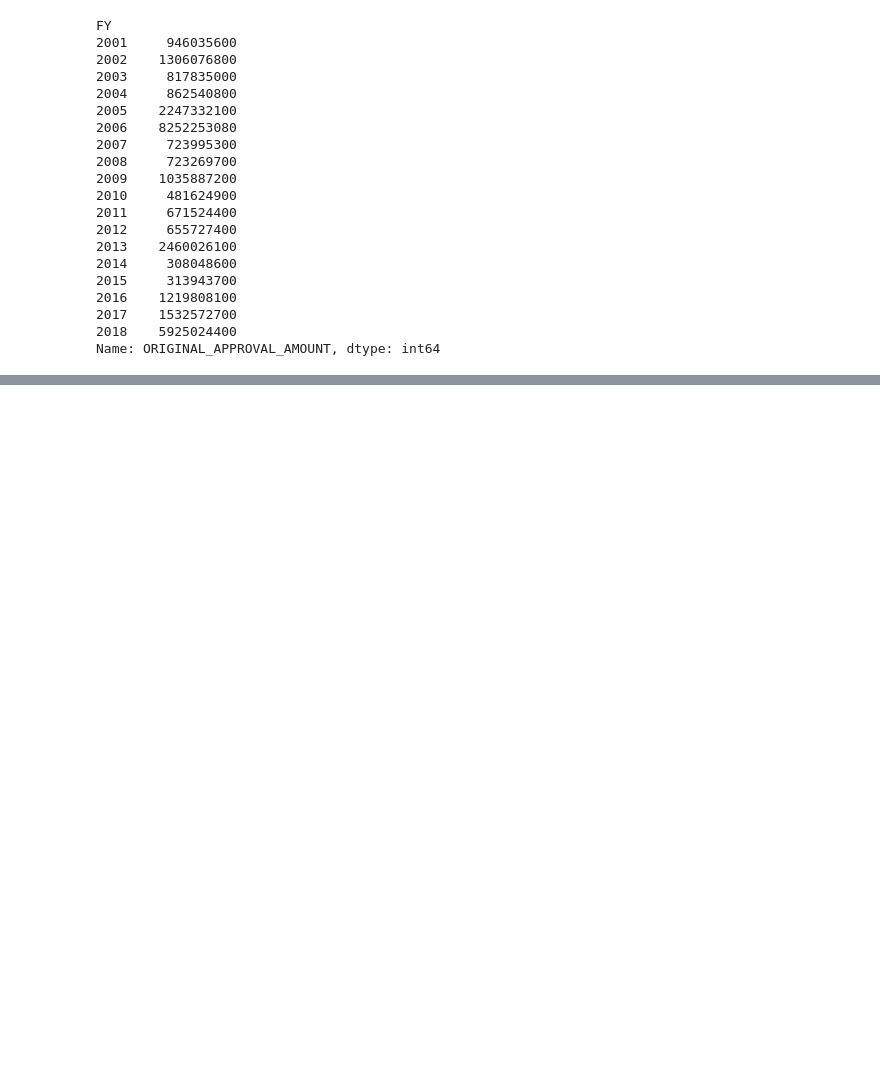
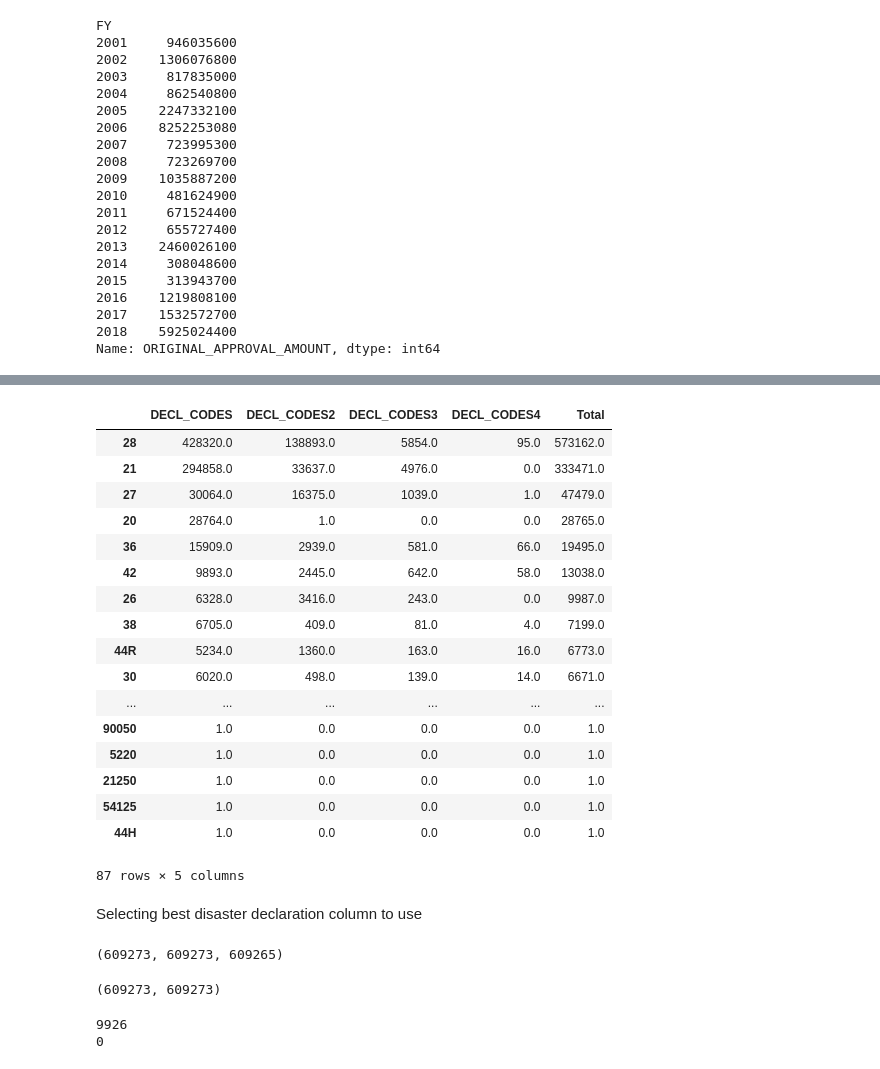
Before and after one commit to PublicI/sba-disaster-loans, a Jupyter notebook: SBA Data Analysis.ipynb, the cells around one changed output, grey strips where cells are left out. Cells and saved outputs as stored; diff of their text form; code cells hidden in the pictures; blank space fills up the shorter version.

Commit message:
switch to SBA declarations instead of FEMA

```diff
--- a/SBA Data Analysis.ipynb
+++ b/SBA Data Analysis.ipynb
@@ -1209,0 +1213,23 @@ Name: ORIGINAL_APPROVAL_AMOUNT, dtype: int64
+# %%
+df_decline_codes
+# %% [output]
+|  | DECL_CODES | DECL_CODES2 | DECL_CODES3 | DECL_CODES4 | Total |
+| 28 | 428320.0 | 138893.0 | 5854.0 | 95.0 | 573162.0 |
+| 21 | 294858.0 | 33637.0 | 4976.0 | 0.0 | 333471.0 |
+| 27 | 30064.0 | 16375.0 | 1039.0 | 1.0 | 47479.0 |
+| 20 | 28764.0 | 1.0 | 0.0 | 0.0 | 28765.0 |
+| 36 | 15909.0 | 2939.0 | 581.0 | 66.0 | 19495.0 |
+| 42 | 9893.0 | 2445.0 | 642.0 | 58.0 | 13038.0 |
+| 26 | 6328.0 | 3416.0 | 243.0 | 0.0 | 9987.0 |
+| 38 | 6705.0 | 409.0 | 81.0 | 4.0 | 7199.0 |
+| 44R | 5234.0 | 1360.0 | 163.0 | 16.0 | 6773.0 |
+| 30 | 6020.0 | 498.0 | 139.0 | 14.0 | 6671.0 |
+| ... | ... | ... | ... | ... | ... |
+| 90050 | 1.0 | 0.0 | 0.0 | 0.0 | 1.0 |
+| 5220 | 1.0 | 0.0 | 0.0 | 0.0 | 1.0 |
+| 21250 | 1.0 | 0.0 | 0.0 | 0.0 | 1.0 |
+| 54125 | 1.0 | 0.0 | 0.0 | 0.0 | 1.0 |
+| 44H | 1.0 | 0.0 | 0.0 | 0.0 | 1.0 |
+87 rows × 5 columns
+# %% [markdown]
+Selecting best disaster declaration column to use
@@ -1209,0 +1238,15 @@ Name: ORIGINAL_APPROVAL_AMOUNT, dtype: int64
+# %%
+len(df_approvals), df_approvals['SBA_PHYS_NBR'].notnull().sum(), df_approvals['SBA_EIDL_NBR'].notnull().sum()
+# %% [output]
+(609273, 609273, 609265)
+# %%
+df_approvals['FEMA_DECL'].notnull().sum(),df_approvals['SBA_DECL'].notnull().sum()
+# %% [output]
+(609273, 609273)
+# %%
+print(len(df_approvals[df_approvals['FEMA_DECL'].str.isspace()]))
+print(len(df_approvals[df_approvals['SBA_DECL'].str.isspace()]))
+#print(len(df_approvals[df_approvals['SBA_PHYS_NBR'].str.isspace()]))
+# %% [output]
+9926
+0
```
Also changed, not shown: parts of 20 cells of this notebook.
